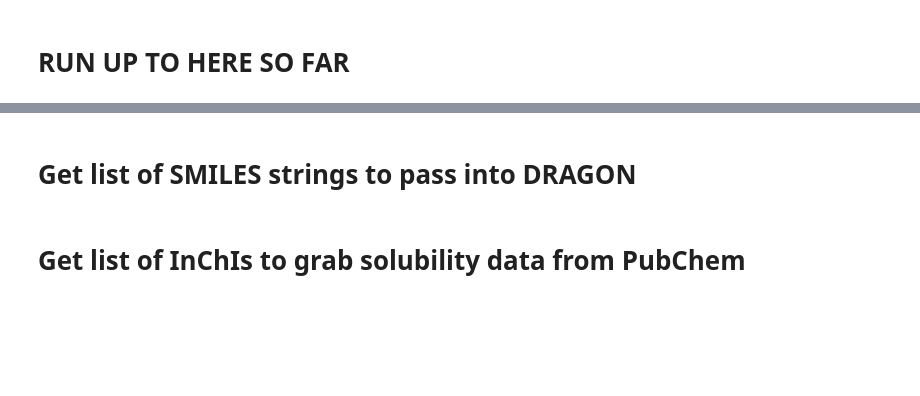
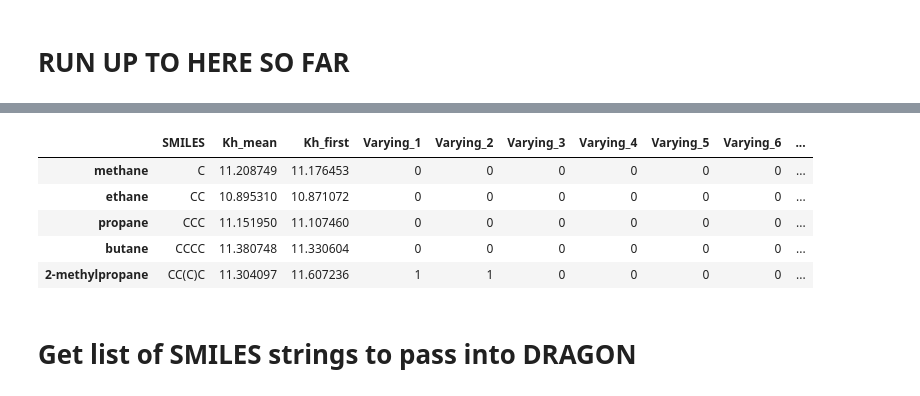
Before and after one commit to jtd1g16/HLCpredict, a Jupyter notebook: a_Curating_dataset_noVPAS.ipynb, the cells around one changed output, grey strips where cells are left out. Saved outputs shown, nothing was run; the diff lists cells and outputs as text; code cells hidden in the pictures; blank space fills up the shorter version.

Commit message:
Created some more notebooks for the work regarding non-VPAS data - scores from trial models are similar to set with VPAS data, but fewer wild outliers

```diff
--- a/a_Curating_dataset_noVPAS.ipynb
+++ b/a_Curating_dataset_noVPAS.ipynb
@@ -414,0 +444,9 @@ organics.to_csv('filtered_organics_kh_noVPAS.csv')
+# %%
+organics_export.head()
+# %% [output]
+|  | SMILES | Kh_mean | Kh_first | Varying_1 | Varying_2 | Varying_3 | Varying_4 | Varying_5 | Varying_6 | ... |
+| methane | C | 11.208749 | 11.176453 | 0 | 0 | 0 | 0 | 0 | 0 | ... |
+| ethane | CC | 10.895310 | 10.871072 | 0 | 0 | 0 | 0 | 0 | 0 | ... |
+| propane | CCC | 11.151950 | 11.107460 | 0 | 0 | 0 | 0 | 0 | 0 | ... |
+| butane | CCCC | 11.380748 | 11.330604 | 0 | 0 | 0 | 0 | 0 | 0 | ... |
+| 2-methylpropane | CC(C)C | 11.304097 | 11.607236 | 1 | 1 | 0 | 0 | 0 | 0 | ... |
@@ -423,2 +462,0 @@ for i in range(0, len(organics)):
-# %% [markdown]
-# Get list of InChIs to grab solubility data from PubChem
```
Also changed, not shown: parts of 10 cells of this notebook, 3 other files.
